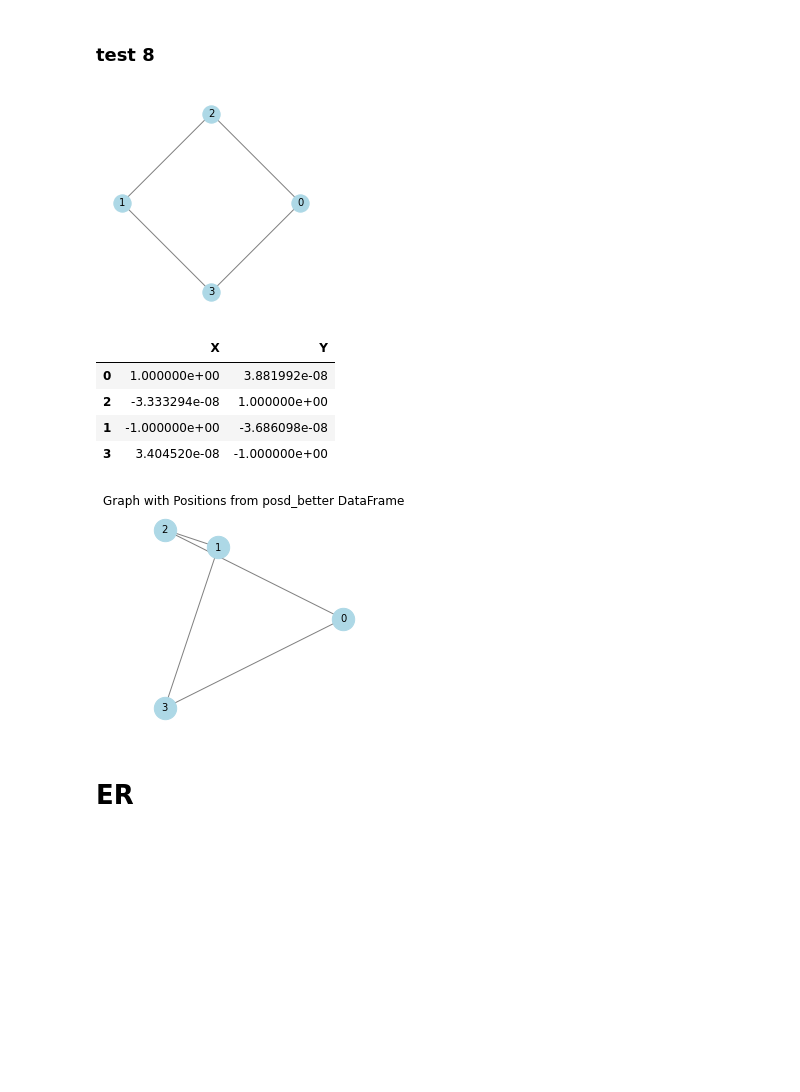
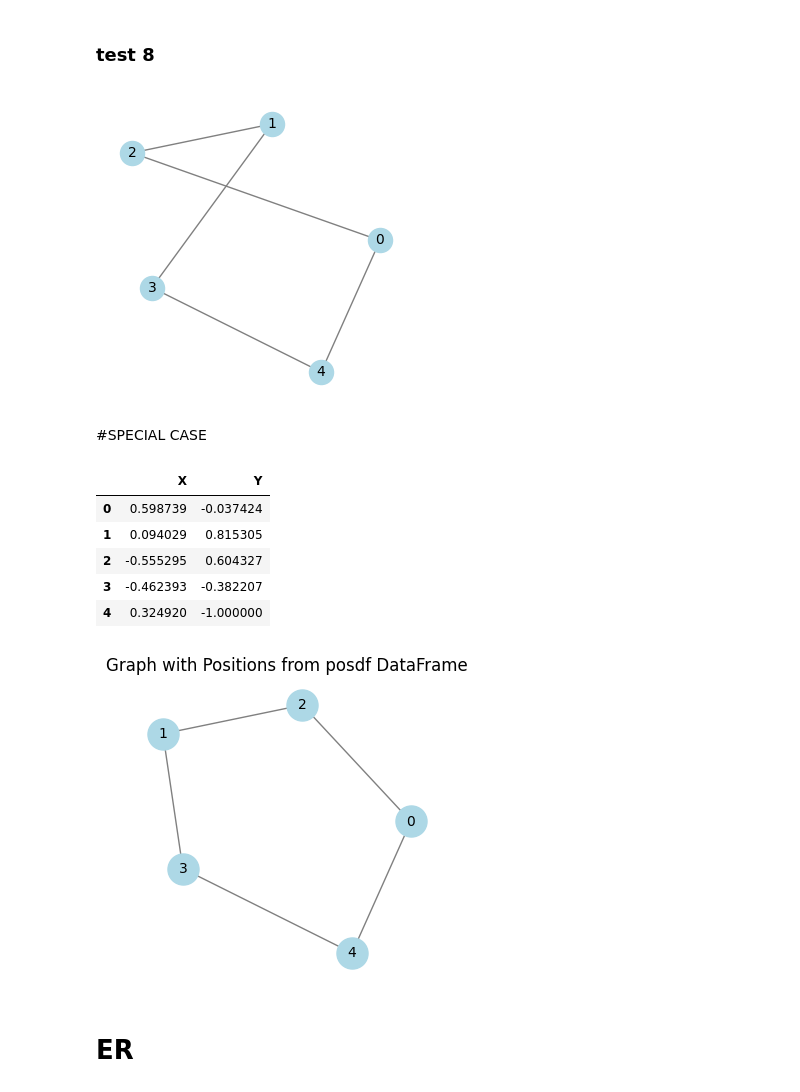
Before and after one commit to ARUMHC/Graph-Vizualisation-Rating-Metric, a Jupyter notebook: generate_test_metric_graphs.ipynb, the cells around one changed output. Cells and saved outputs as stored; diff of their text form; code cells hidden in the pictures; blank space fills up the shorter version.

```diff
--- a/generate_test_metric_graphs.ipynb
+++ b/generate_test_metric_graphs.ipynb
@@ -210,13 +210,15 @@ posdf_worse.to_csv(file_path, index=False)
 np.random.seed(212)
 
 # G = nx.erdos_renyi_graph(8, .3)
-G = nx.random_regular_graph(2, 4)
+G = nx.random_regular_graph(2, 5)
 # nx.draw(G, with_labels=True, edge_color='gray', node_size=300, font_size=10)
 plt.figure(figsize=(3, 3))
 layout= nx.kamada_kawai_layout(G)
 nx.draw(G, pos=layout, node_color='lightblue', with_labels=True, edge_color='gray', node_size=300, font_size=10)
 # %% [output]
-[figure, old version]
+[figure, new version]
+# %% [markdown]
+#SPECIAL CASE
 # %%
 
 #todo CHANGE THIS before running
@@ -225,7 +227,8 @@ category = 'RGG'
 
 layout= nx.kamada_kawai_layout(G)
 posdf = pd.DataFrame.from_dict(layout, orient='index', columns=['X', 'Y'])
-file_path = f'tests/pos_dfs/posdf_{category}_{test_no}_kamada_kawai.csv'
+# file_path = f'tests/pos_dfs/posdf_{category}_{test_no}_kamada_kawai.csv'
+file_path = f'tests/pos_dfs/posdfworse_{category}_{test_no}_kamada_kawai.csv'
 posdf.to_csv(file_path, index=False)
 
 with open(f'tests/graph_objects/graph_{category}_{test_no}_kamada_kawai.pkl', 'wb') as f:
@@ -234,27 +237,28 @@ with open(f'tests/graph_objects/graph_{category}_{test_no}_kamada_kawai.pkl', 'w
 posdf
 # %% [output]
 |  | X | Y |
-| 0 | 1.000000e+00 | 3.881992e-08 |
-| 2 | -3.333294e-08 | 1.000000e+00 |
-| 1 | -1.000000e+00 | -3.686098e-08 |
-| 3 | 3.404520e-08 | -1.000000e+00 |
+| 0 | 0.598739 | -0.037424 |
+| 1 | 0.094029 | 0.815305 |
+| 2 | -0.555295 | 0.604327 |
+| 3 | -0.462393 | -0.382207 |
+| 4 | 0.324920 | -1.000000 |
 # %%
 posdf_worse = posdf.copy(deep=True)
 
 #here conduct changes
-posdf_worse.at[1, 'Y'] = .8
-posdf_worse.at[1, 'X'] = .3
-# posdf_worse.at[0, 'X'] = -.2
-# posdf_worse.at[0, 'Y'] = .3
+posdf_worse.at[1, 'Y'] = 0.604327
+posdf_worse.at[1, 'X'] = 	-0.555295
+posdf_worse.at[2, 'X'] = 0.094029
+posdf_worse.at[2, 'Y'] = 0.815305
 
 
 positions = {i: (posdf_worse.loc[i, 'X'], posdf_worse.loc[i, 'Y']) for i in range(len(posdf_worse))}
 
 # Draw the graph
 plt.figure(figsize=(3, 3))
 nx.draw(G, pos=positions, with_labels=True, node_color='lightblue', edge_color='gray', node_size=500, font_size=10)
-plt.title('Graph with Positions from posd_better DataFrame')
+plt.title('Graph with Positions from posdf DataFrame')
 plt.show()
 # %% [output]
-[figure, old version]
+[figure, new version]
 # %%
```
Also changed, not shown: parts of 2 cells of this notebook, 5 other files.
